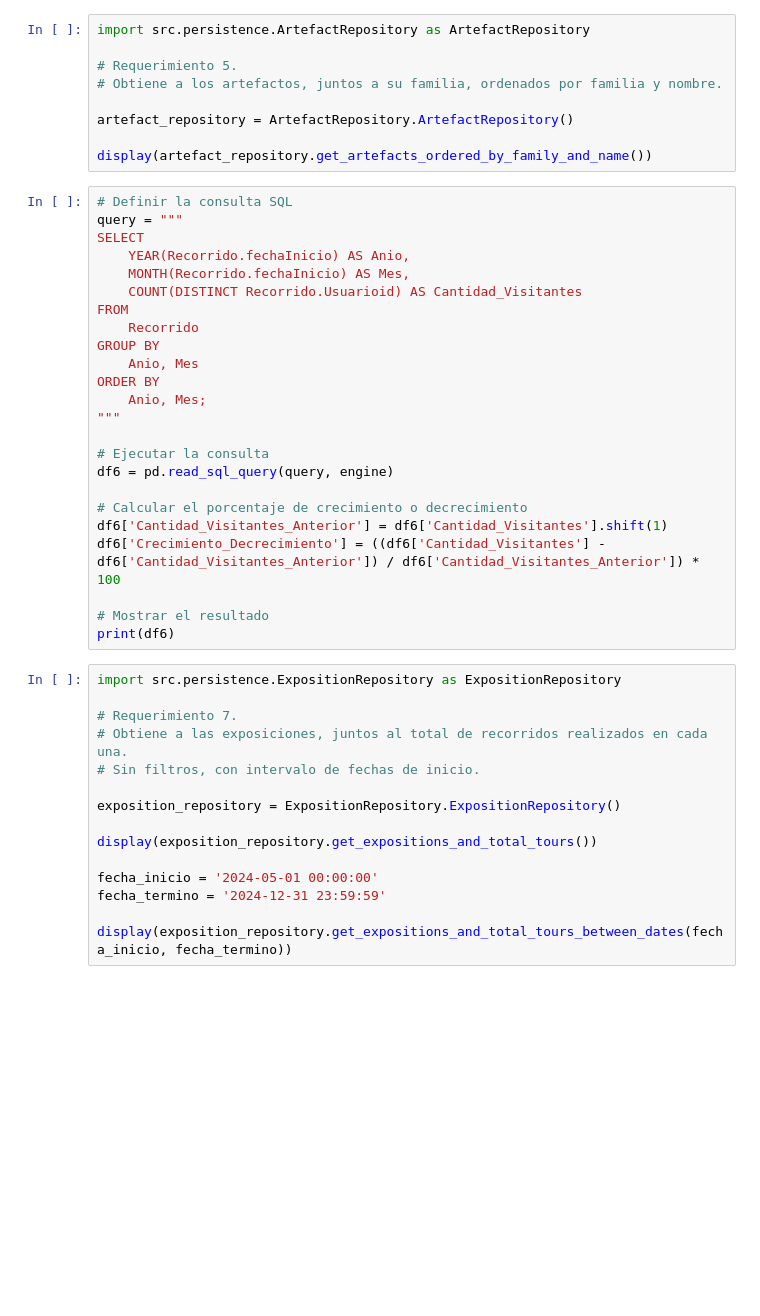
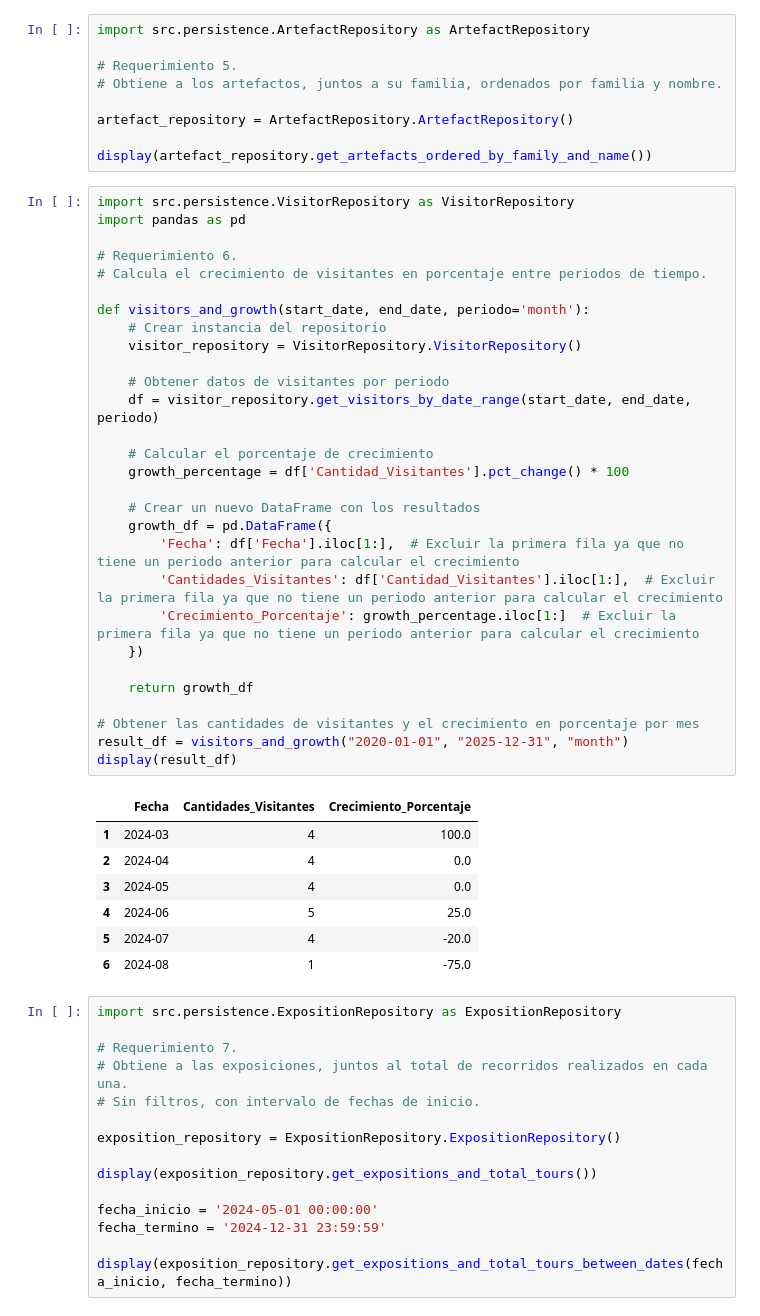
Before and after one commit to Felipe-Valdes/ICC368, a Jupyter notebook: MuseoApp/Museo_Data.ipynb, the cells around one changed output. Drawn from its saved outputs; the diff is of its cells as text; blank space fills up the shorter version.

```diff
--- a/MuseoApp/Museo_Data.ipynb
+++ b/MuseoApp/Museo_Data.ipynb
@@ -83,30 +110,43 @@ import src.persistence.ArtefactRepository as ArtefactRepository
 artefact_repository = ArtefactRepository.ArtefactRepository()
 
 display(artefact_repository.get_artefacts_ordered_by_family_and_name())
-# %%
-# Definir la consulta SQL
-query = """
-SELECT
-    YEAR(Recorrido.fechaInicio) AS Anio,
-    MONTH(Recorrido.fechaInicio) AS Mes,
-    COUNT(DISTINCT Recorrido.Usuarioid) AS Cantidad_Visitantes
-FROM
-    Recorrido
-GROUP BY
-    Anio, Mes
-ORDER BY
-    Anio, Mes;
-"""
-
-# Ejecutar la consulta
-df6 = pd.read_sql_query(query, engine)
-
-# Calcular el porcentaje de crecimiento o decrecimiento
-df6['Cantidad_Visitantes_Anterior'] = df6['Cantidad_Visitantes'].shift(1)
-df6['Crecimiento_Decrecimiento'] = ((df6['Cantidad_Visitantes'] - df6['Cantidad_Visitantes_Anterior']) / df6['Cantidad_Visitantes_Anterior']) * 100
-
-# Mostrar el resultado
-print(df6)
+# %%
+import src.persistence.VisitorRepository as VisitorRepository
+import pandas as pd
+
+# Requerimiento 6.
+# Calcula el crecimiento de visitantes en porcentaje entre periodos de tiempo.
+
+def visitors_and_growth(start_date, end_date, periodo='month'):
+    # Crear instancia del repositorio
+    visitor_repository = VisitorRepository.VisitorRepository()
+
+    # Obtener datos de visitantes por periodo
+    df = visitor_repository.get_visitors_by_date_range(start_date, end_date, periodo)
+
+    # Calcular el porcentaje de crecimiento
+    growth_percentage = df['Cantidad_Visitantes'].pct_change() * 100
+
+    # Crear un nuevo DataFrame con los resultados
+    growth_df = pd.DataFrame({
+        'Fecha': df['Fecha'].iloc[1:],  # Excluir la primera fila ya que no tiene un periodo anterior para calcular el crecimiento
+        'Cantidades_Visitantes': df['Cantidad_Visitantes'].iloc[1:],  # Excluir la primera fila ya que no tiene un periodo anterior para calcular el crecimiento
+        'Crecimiento_Porcentaje': growth_percentage.iloc[1:]  # Excluir la primera fila ya que no tiene un periodo anterior para calcular el crecimiento
+    })
+
+    return growth_df
+
+# Obtener las cantidades de visitantes y el crecimiento en porcentaje por mes
+result_df = visitors_and_growth("2020-01-01", "2025-12-31", "month")
+display(result_df)
+# %% [output]
+|  | Fecha | Cantidades_Visitantes | Crecimiento_Porcentaje |
+| 1 | 2024-03 | 4 | 100.0 |
+| 2 | 2024-04 | 4 | 0.0 |
+| 3 | 2024-05 | 4 | 0.0 |
+| 4 | 2024-06 | 5 | 25.0 |
+| 5 | 2024-07 | 4 | -20.0 |
+| 6 | 2024-08 | 1 | -75.0 |
 # %%
 import src.persistence.ExpositionRepository as ExpositionRepository
 
```
Also changed, not shown: parts of 2 cells of this notebook, 1 other file.
